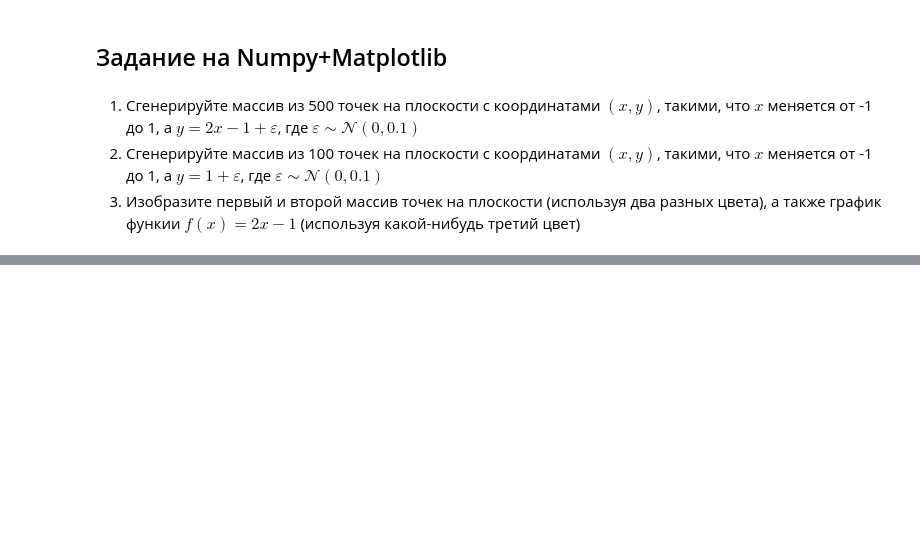
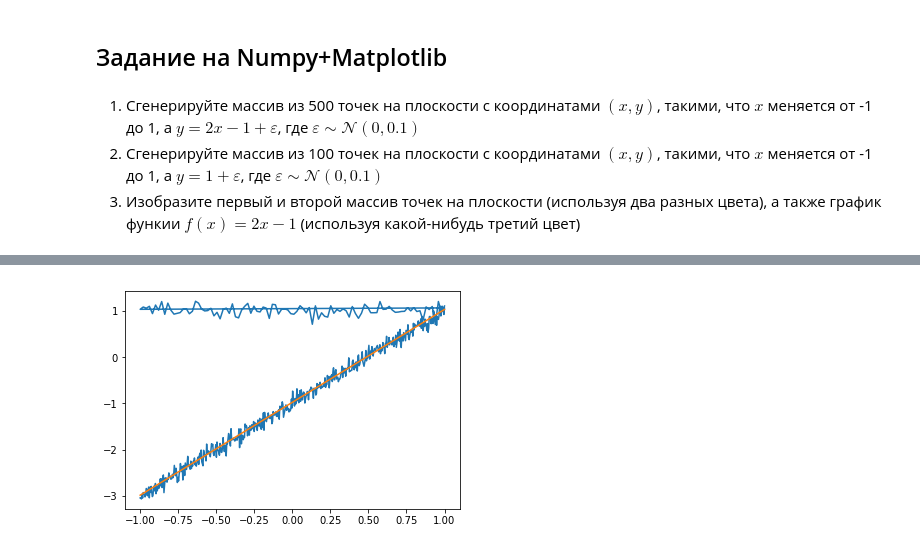
Before and after one commit to guraleks/SBT_Python_HW, a Jupyter notebook: 7_numpy_scipy_matplotlib_sklearn.ipynb, the cells around one changed output, grey strips where cells are left out. Cells and saved outputs as stored; diff of their text form; code cells hidden in the pictures; blank space fills up the shorter version.

```diff
--- a/7_numpy_scipy_matplotlib_sklearn.ipynb
+++ b/7_numpy_scipy_matplotlib_sklearn.ipynb
@@ -309,0 +344,7 @@ plt.show
+# %%
+plt.plot(x_sum, y_sum)
+detailed_x = np.linspace(-1, 1, 500)
+plt.plot(detailed_x, poly(detailed_x, result.x))
+plt.show()
+# %% [output]
+[figure, added]
```
Also changed, not shown: parts of 30 cells of this notebook.
